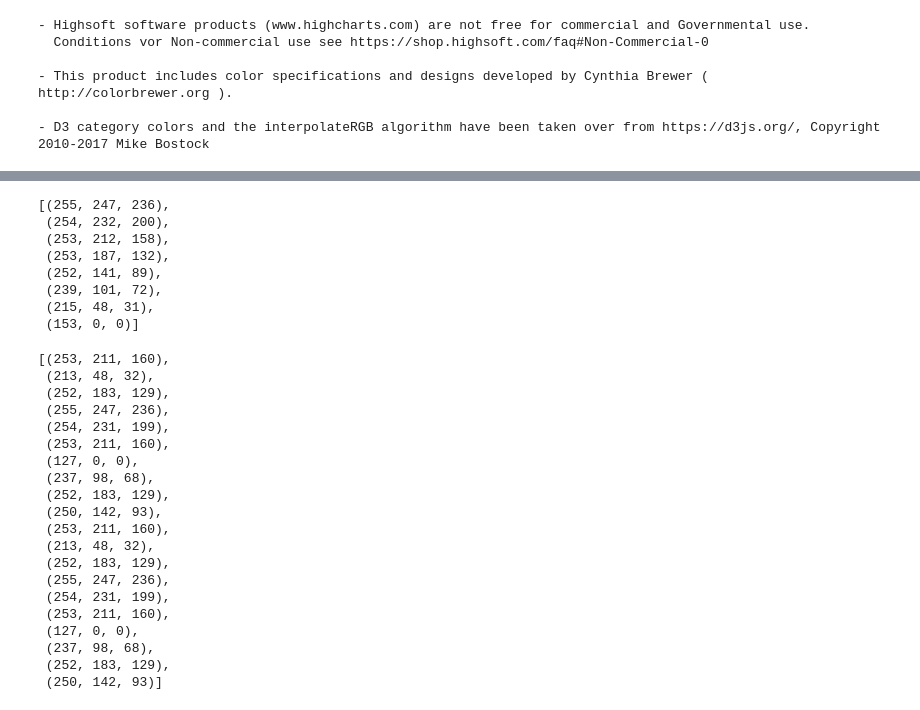
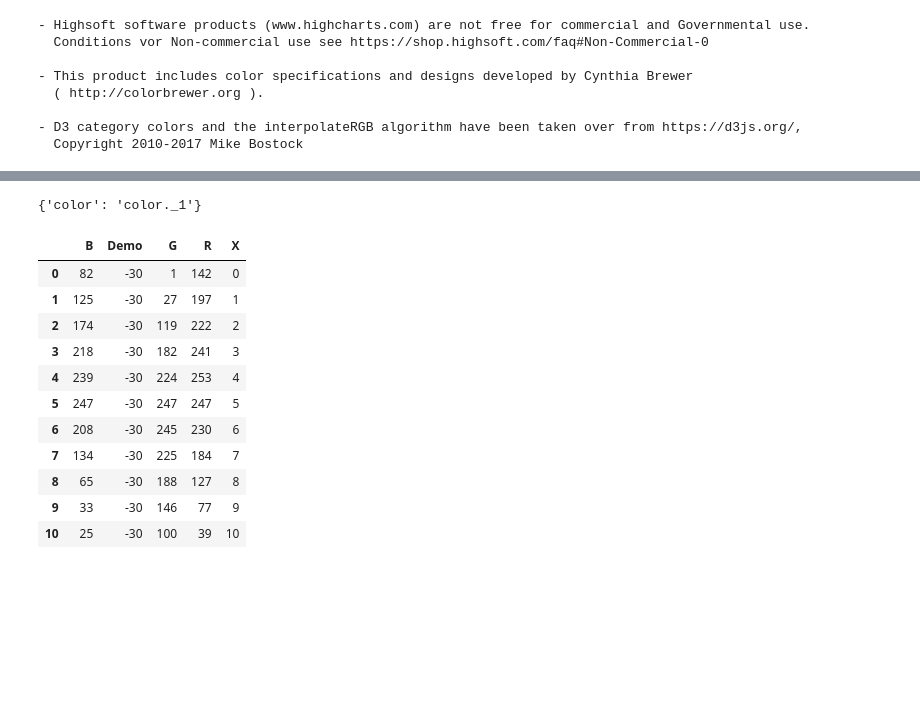
Before and after one commit to bernhard-42/hcplot, a Jupyter notebook: notebooks/colors.ipynb, the cells around one changed output, grey strips where cells are left out. Cells and saved outputs as stored; diff of their text form; code cells hidden in the pictures; blank space fills up the shorter version.

```diff
--- a/notebooks/colors.ipynb
+++ b/notebooks/colors.ipynb
@@ -239,34 +62,19 @@ def brewer(typ, palette, discrete=True):
-# %%
-brewer("seq", "OrRd", True)(8)
-# %% [output]
-[(255, 247, 236),
- (254, 232, 200),
- (253, 212, 158),
- (253, 187, 132),
- (252, 141, 89),
- (239, 101, 72),
- (215, 48, 31),
- (153, 0, 0)]
-# %%
-brewer("seq", "OrRd", False)([3,7,4,1,2,3,9,6,4,5,3,7,4,1,2,3,9,6,4,5])
-# %% [output]
-[(253, 211, 160),
- (213, 48, 32),
- (252, 183, 129),
- (255, 247, 236),
- (254, 231, 199),
- (253, 211, 160),
- (127, 0, 0),
- (237, 98, 68),
- (252, 183, 129),
- (250, 142, 93),
- (253, 211, 160),
- (213, 48, 32),
- (252, 183, 129),
- (255, 247, 236),
- (254, 231, 199),
- (253, 211, 160),
- (127, 0, 0),
- (237, 98, 68),
- (252, 183, 129),
- (250, 142, 93)]
+# %%
+_.usePlotLevel
+# %% [output]
+{'color': 'color._1'}
+# %%
+data1
+# %% [output]
+|  | B | Demo | G | R | X |
+| 0 | 82 | -30 | 1 | 142 | 0 |
+| 1 | 125 | -30 | 27 | 197 | 1 |
+| 2 | 174 | -30 | 119 | 222 | 2 |
+| 3 | 218 | -30 | 182 | 241 | 3 |
+| 4 | 239 | -30 | 224 | 253 | 4 |
+| 5 | 247 | -30 | 247 | 247 | 5 |
+| 6 | 208 | -30 | 245 | 230 | 6 |
+| 7 | 134 | -30 | 225 | 184 | 7 |
+| 8 | 65 | -30 | 188 | 127 | 8 |
+| 9 | 33 | -30 | 146 | 77 | 9 |
+| 10 | 25 | -30 | 100 | 39 | 10 |
```
Also changed, not shown: parts of 26 cells of this notebook, 4 other files.
